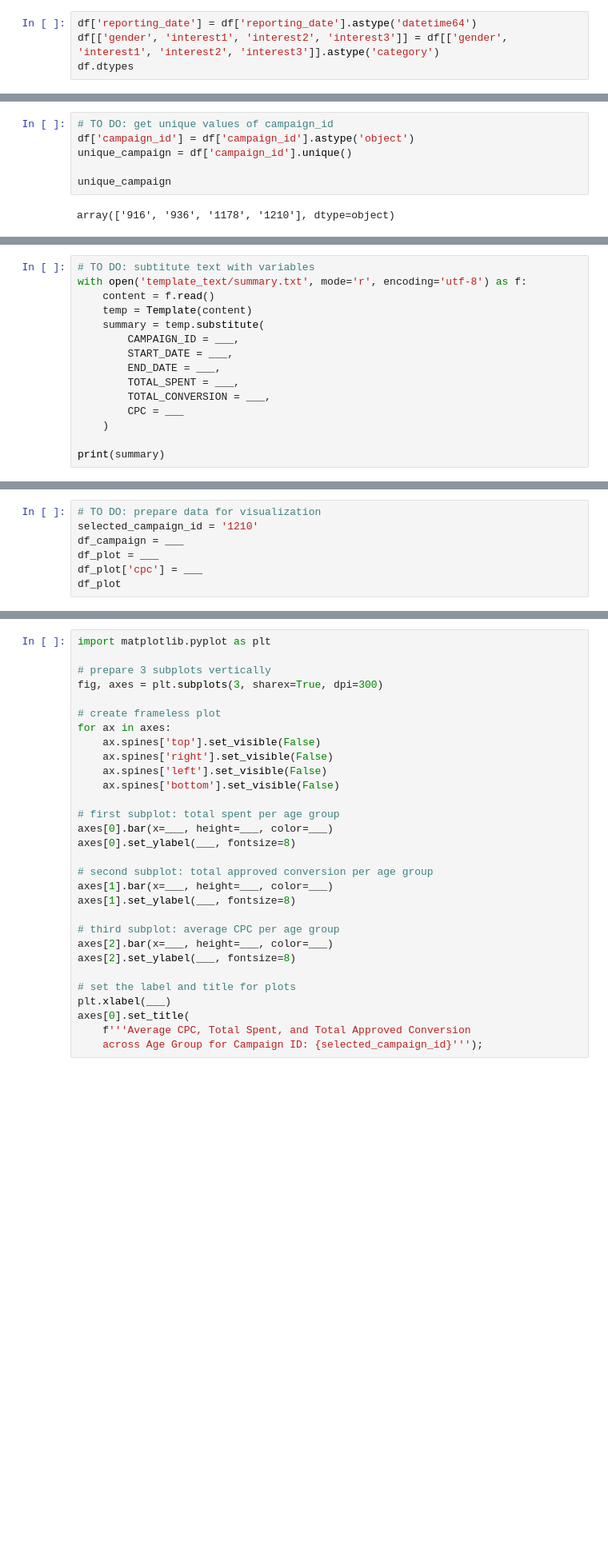
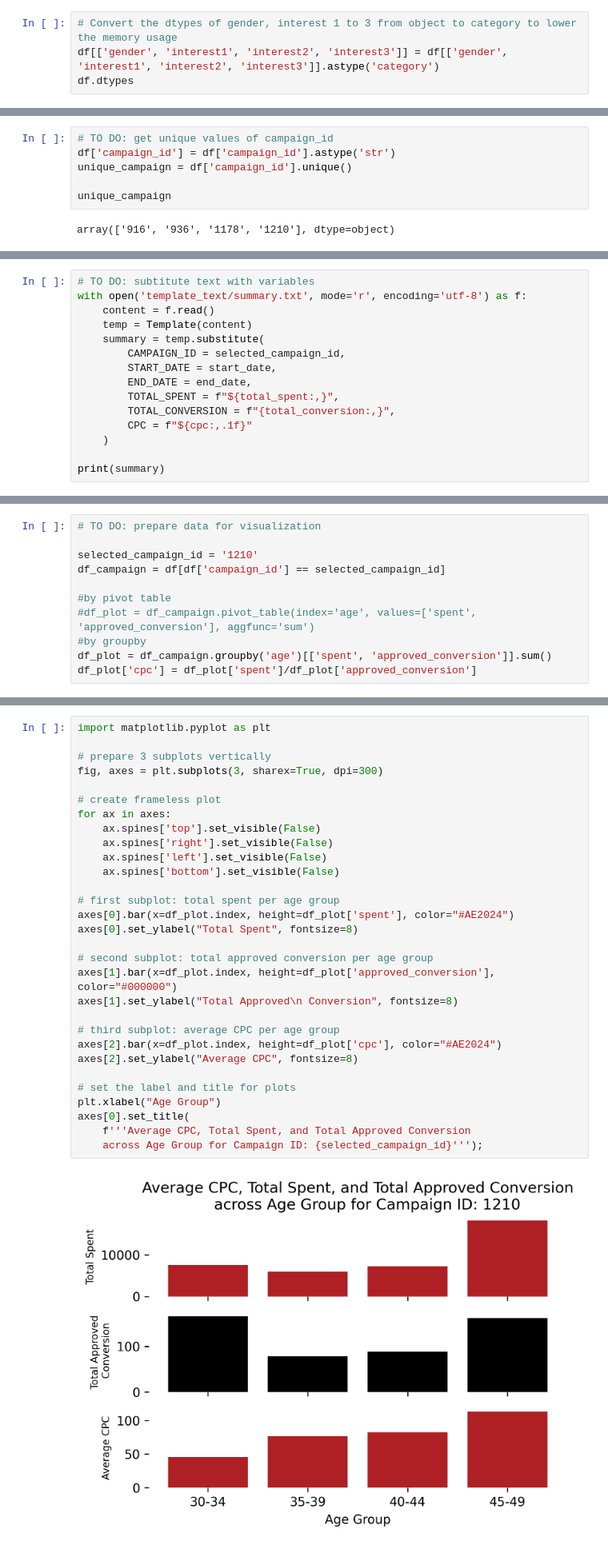
Before and after one commit to johansetiawan/telebot, a Jupyter notebook: Notebook Guide.ipynb, the cells around one changed output, grey strips where cells are left out. Shown: that part at 80% size. Saved outputs shown, nothing was run; the diff lists cells and outputs as text; blank space fills up the shorter version.

```diff
--- a/Notebook Guide.ipynb
+++ b/Notebook Guide.ipynb
@@ -391,6 +391,6 @@ approved_conversion    float64
 dtype: object
 # %%
-df['reporting_date'] = df['reporting_date'].astype('datetime64')
+# Convert the dtypes of gender, interest 1 to 3 from object to category to lower the memory usage
 df[['gender', 'interest1', 'interest2', 'interest3']] = df[['gender', 'interest1', 'interest2', 'interest3']].astype('category')
 df.dtypes
 # %% [output]
@@ -428,7 +428,7 @@ The data is downloaded from a  [Kaggle dataset repository](https://www.kaggle.co
 Since we expect both **/summary** & **/plot** to ask for `campaign_id` as reply options, in the cell below change the type of `campaign_id` to string and store its unique values into `unique_campaign` variable:
 # %%
 # TO DO: get unique values of campaign_id
-df['campaign_id'] = df['campaign_id'].astype('object')
+df['campaign_id'] = df['campaign_id'].astype('str')
 unique_campaign = df['campaign_id'].unique()
 
 unique_campaign
@@ -534,12 +543,12 @@ with open('template_text/summary.txt', mode='r', encoding='utf-8') as f:
     content = f.read()
     temp = Template(content)
     summary = temp.substitute(
-        CAMPAIGN_ID = ___,
-        START_DATE = ___,
-        END_DATE = ___,
-        TOTAL_SPENT = ___,
-        TOTAL_CONVERSION = ___,
-        CPC = ___
+        CAMPAIGN_ID = selected_campaign_id,
+        START_DATE = start_date,
+        END_DATE = end_date,
+        TOTAL_SPENT = f"${total_spent:,}",
+        TOTAL_CONVERSION = f"{total_conversion:,}",
+        CPC = f"${cpc:,.1f}"
     )
 
 print(summary)
@@ -635,8 +654,12 @@ Let's prepare the data before visualization:
 3. From the aggregation table, create a new column `cpc` by dividing total `spent` by `approved_conversion`.
 # %%
 # TO DO: prepare data for visualization
+
 selected_campaign_id = '1210'
-df_campaign = ___
-df_plot = ___
-df_plot['cpc'] = ___
-df_plot
+df_campaign = df[df['campaign_id'] == selected_campaign_id]
+
+#by pivot table
+#df_plot = df_campaign.pivot_table(index='age', values=['spent', 'approved_conversion'], aggfunc='sum')
+#by groupby
+df_plot = df_campaign.groupby('age')[['spent', 'approved_conversion']].sum()
+df_plot['cpc'] = df_plot['spent']/df_plot['approved_conversion']
@@ -664,33 +689,35 @@ Complete the visual component:
 # %%
 import matplotlib.pyplot as plt
 
 # prepare 3 subplots vertically
 fig, axes = plt.subplots(3, sharex=True, dpi=300)
 
 # create frameless plot
 for ax in axes:
     ax.spines['top'].set_visible(False)
     ax.spines['right'].set_visible(False)
     ax.spines['left'].set_visible(False)
     ax.spines['bottom'].set_visible(False)
 
 # first subplot: total spent per age group
-axes[0].bar(x=___, height=___, color=___)
-axes[0].set_ylabel(___, fontsize=8)
+axes[0].bar(x=df_plot.index, height=df_plot['spent'], color="#AE2024")
+axes[0].set_ylabel("Total Spent", fontsize=8)
 
 # second subplot: total approved conversion per age group
-axes[1].bar(x=___, height=___, color=___)
-axes[1].set_ylabel(___, fontsize=8)
+axes[1].bar(x=df_plot.index, height=df_plot['approved_conversion'], color="#000000")
+axes[1].set_ylabel("Total Approved\n Conversion", fontsize=8)
 
 # third subplot: average CPC per age group
-axes[2].bar(x=___, height=___, color=___)
-axes[2].set_ylabel(___, fontsize=8)
+axes[2].bar(x=df_plot.index, height=df_plot['cpc'], color="#AE2024")
+axes[2].set_ylabel("Average CPC", fontsize=8)
 
 # set the label and title for plots
-plt.xlabel(___)
+plt.xlabel("Age Group")
 axes[0].set_title(
     f'''Average CPC, Total Spent, and Total Approved Conversion
     across Age Group for Campaign ID: {selected_campaign_id}''');
+# %% [output]
+[figure, added]
 # %% [markdown]
 **EXPECTED OUTPUT:**
 
```
Also changed, not shown: parts of 12 cells of this notebook, 4 other files.
